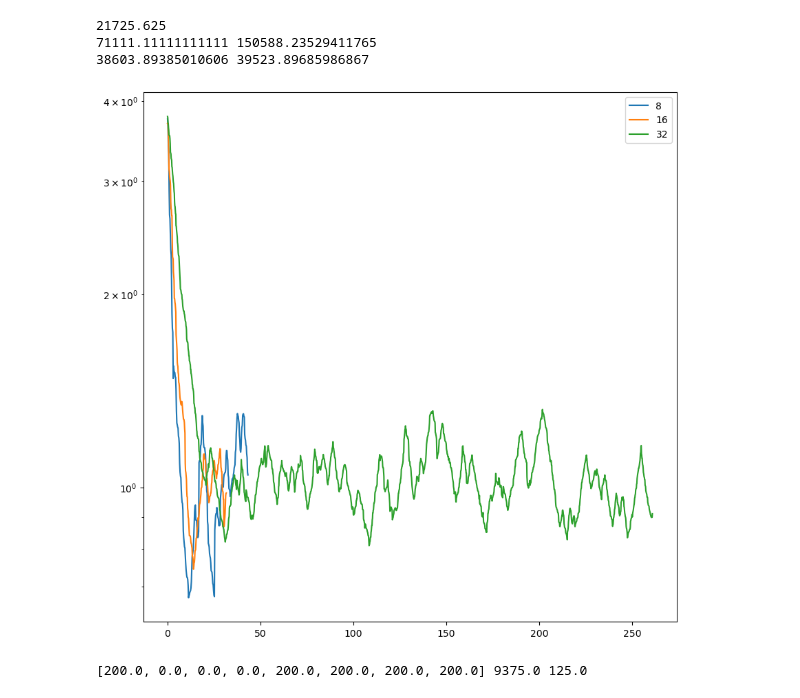
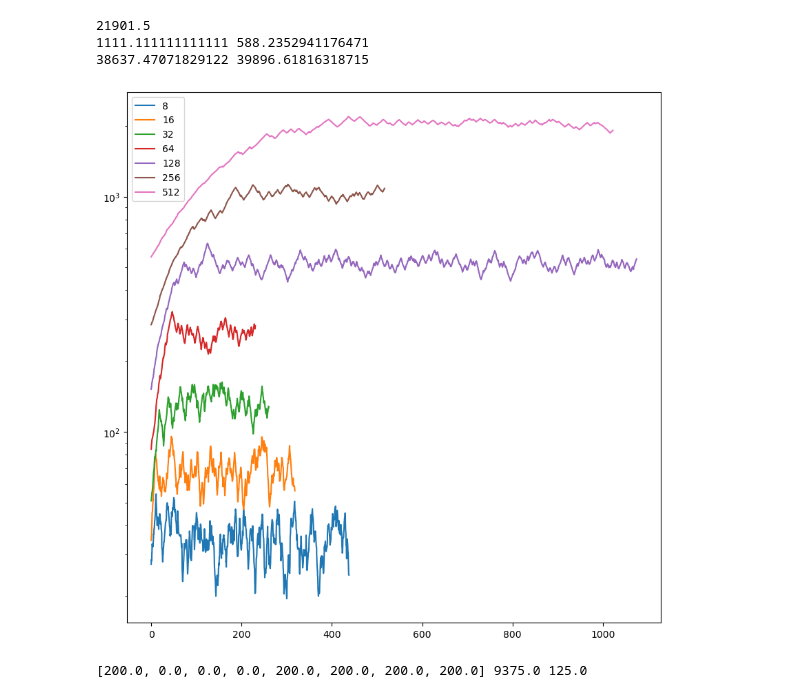
Before and after one commit to plumol/monte-carlo-simulations, a Jupyter notebook: mixing_times.ipynb, the cells around one changed output. Saved outputs shown, nothing was run; the diff lists cells and outputs as text; code cells hidden in the pictures.

Commit message:
var equil

```diff
--- a/mixing_times.ipynb
+++ b/mixing_times.ipynb
@@ -3,7 +3,7 @@ import numpy as np
 import pandas as pd
 import matplotlib.pyplot as plt
 # %%
-ecmc_ff_8_df = pd.read_csv("./ecmc_ff_sf_var_10m-8s-1.csv")
+ecmc_ff_8_df = pd.read_csv("./ecmc_ff_sf_var_10m-8-1.csv")
 ecmc_ff_8_events = np.array(ecmc_ff_8_df["events"].to_list())
 ecmc_ff_8_mix = np.array(ecmc_ff_8_df["var_mix"].to_list())
 
@@ -17,11 +17,11 @@ ecmc_ff_8_2_df = pd.read_csv("../ecmc_ff_sf_var_10m-128-m3-2.csv")
 ecmc_ff_8_2_events = np.array(ecmc_ff_8_2_df["events"].to_list())
 ecmc_ff_8_2_mix = np.array(ecmc_ff_8_2_df["var_mix"].to_list())
 
-ecmc_ff_16_df = pd.read_csv("./ecmc_ff_sf_var_10m-16s-1.csv")
+ecmc_ff_16_df = pd.read_csv("./ecmc_ff_sf_var_10m-16-1.csv")
 ecmc_ff_16_events = np.array(ecmc_ff_16_df["events"].to_list())
 ecmc_ff_16_mix = np.array(ecmc_ff_16_df["var_mix"].to_list())
 
-ecmc_ff_32_df = pd.read_csv("./ecmc_ff_sf_var_10m-32s-1.csv")
+ecmc_ff_32_df = pd.read_csv("./ecmc_ff_sf_var_10m-32-1.csv")
 ecmc_ff_32_events = np.array(ecmc_ff_32_df["events"].to_list())
 ecmc_ff_32_mix = np.array(ecmc_ff_32_df["var_mix"].to_list())
 
@@ -71,45 +71,46 @@ fig, ax = plt.subplots(1, figsize=(10, 10))
 
 # EXACT equilibrium variance given by: N^2 * l_free^2/4
 def calculate_var_equil(n_particles):
 
     diameter = 400/(2*n_particles)
+    L_free = (400 - n_particles * diameter)
 
-    return  n_particles**2*(400 - n_particles * diameter)**2/(4 * (n_particles+1))
+    return  (n_particles**2*(L_free/n_particles)**2)/(4 * (n_particles+1))
 var_equil_8 = calculate_var_equil(8)
 var_equil_16 = calculate_var_equil(16)
 var_equil_32 = calculate_var_equil(32)
 var_equil_64 = calculate_var_equil(64)
 var_equil_128 = calculate_var_equil(128)
 var_equil_256 = calculate_var_equil(256)
 var_equil_512 = calculate_var_equil(512)
 
 print(var_equil_8, var_equil_16)
 print(np.mean(ecmc_ff_8_mix), np.mean(ecmc_ff_16_mix))
 
-ax.plot(x_8[:200], 1/(ecmc_ff_8_mix[:200]/40000), label="8")
+ax.plot(x_8[:2000], (ecmc_ff_8_mix[:2000]/var_equil_8), label="8")
 #ax.plot(x_8[:2000], 1/(np.mean(ecmc_ff_8_long, axis=0)[:2000]/var_equil_8), label="8")
 #ax.plot(x_8[:3000], ecmc_ff_8d_mix[:3000]/var_equil_8, label="8 s")
-ax.plot(x_16[:200], 1/((ecmc_ff_16_mix)[:200]/40000), label="16")
-ax.plot(x_32[:2000], 1/((ecmc_ff_32_mix)[:2000]/40000), label="32")
-# ax.plot(x_64[:2000], 1/(ecmc_ff_64_mix[:2000]/var_equil_64), label="64")
-# ax.plot(x_128[:10000], 1/(ecmc_ff_128_mix[:10000]/var_equil_128), label="128")
-# ax.plot(x_256[:5000], 1/(ecmc_ff_256_mix[:5000]/var_equil_256), label="256")
-# ax.plot(x_512[:10000], 1/(ecmc_ff_512_mix[:10000]/var_equil_512), label="512")
+ax.plot(x_16[:2000], ((ecmc_ff_16_mix)[:2000]/var_equil_16), label="16")
+ax.plot(x_32[:2000], ((ecmc_ff_32_mix)[:2000]/var_equil_32), label="32")
+ax.plot(x_64[:2000], (ecmc_ff_64_mix[:2000]/var_equil_64), label="64")
+ax.plot(x_128[:10000], (ecmc_ff_128_mix[:10000]/var_equil_128), label="128")
+ax.plot(x_256[:5000], (ecmc_ff_256_mix[:5000]/var_equil_256), label="256")
+ax.plot(x_512[:10000], (ecmc_ff_512_mix[:10000]/var_equil_512), label="512")
 
 #plt.hlines(var_equil_8, 0, 100)
 # ax[0][1].plot(x_8[:20], ecmc_ff_8d_mix[:20]/var_equil_8)
 # ax[1][1].plot(x_64[:100], ecmc_ff_64d_mix[:100])
 # plt.plot(np.linspace(0, 100000, 100001)*np.mean(ecmc_ff_64_events)/64, ecmc_ff_64_mix/64)
 # plt.plot(np.linspace(0, 100000, 100001)*np.mean(ecmc_ff_8_events)/8, ecmc_ff_8_mix/8)
 
 ax.legend()
 ax.set_yscale('log')
 #ax.set_xscale('log')
 # %% [output]
-21725.625
-71111.11111111111 150588.23529411765
-38603.89385010606 39523.89685986867
+21901.5
+1111.111111111111 588.2352941176471
+38637.47071829122 39896.61816318715
-[figure, old version]
+[figure, new version]
 # %%
 def sum_u(n_particles, t = "rand"):
     length = 400
```
Also changed, not shown: parts of 2 cells of this notebook.
